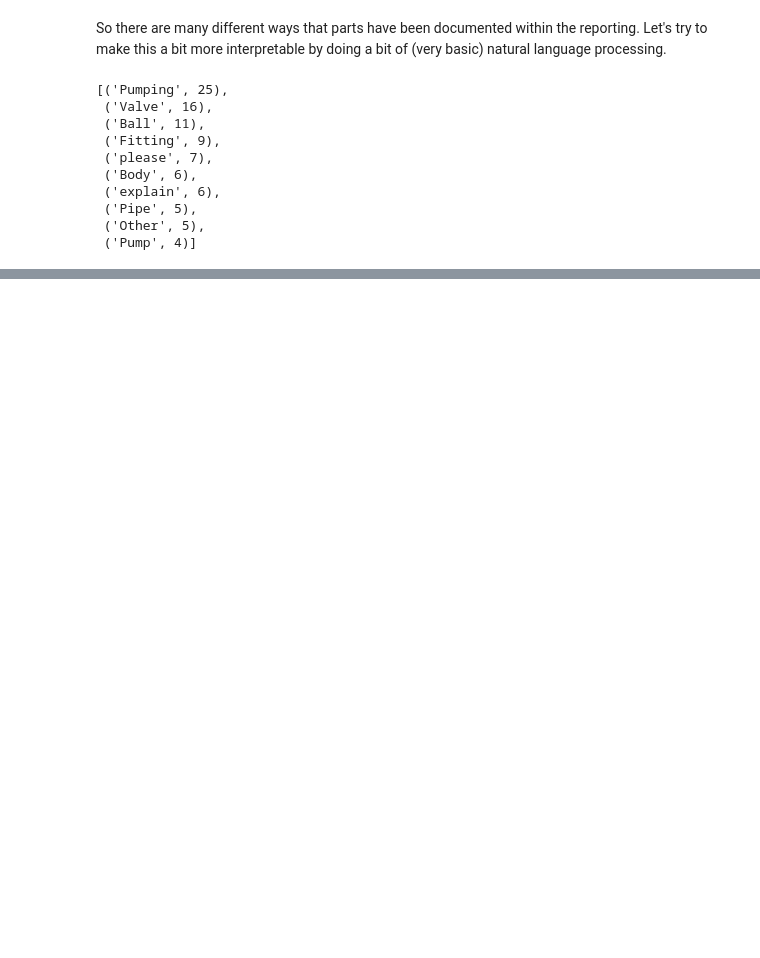
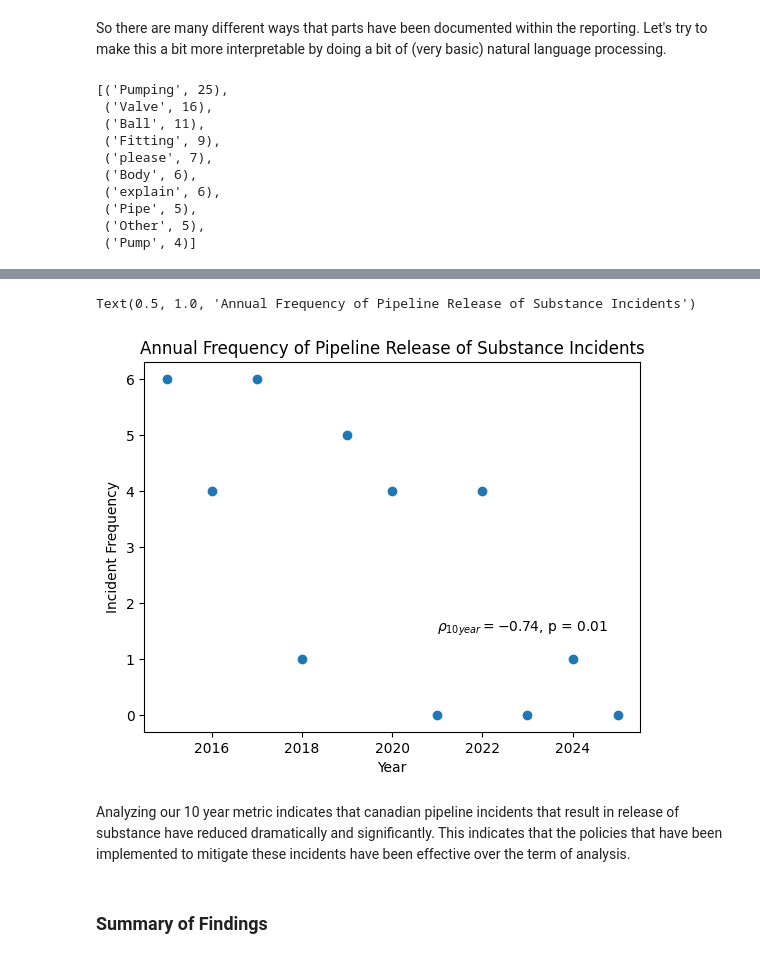
Before and after one commit to jwatchorn/pipeline_analysis, a Jupyter notebook: notebook.ipynb, the cells around one changed output, grey strips where cells are left out. Cells and saved outputs as stored; diff of their text form; code cells hidden in the pictures; blank space fills up the shorter version.

Commit message:
finish analysis for release of substance and start summary

```diff
--- a/notebook.ipynb
+++ b/notebook.ipynb
@@ -59,14 +57,15 @@ Most recent maintenance Type
 Length: 66, dtype: int64
 # %%
 #do some data cleaning in the substances categories, this is not exactly perfect but good for a rough screen
+col = df_raw['Substance carried']
 
-df_raw['Substance carried'] = df_raw['Substance carried'].str.replace(r'.*Crude Oil.*', 'Crude Oil', regex=True)
-df_raw['Substance carried'] = df_raw['Substance carried'].str.replace(r'.*Natural Gas.*', 'Natural Gas', regex=True)
-df_raw['Substance carried'] = df_raw['Substance carried'].str.replace(r'^(?!.*(Crude Oil|Natural Gas)).*$', 'Other', regex=True)
+col = col.str.replace(r'.*Crude Oil.*', 'Crude Oil', regex=True)
+col = col.str.replace(r'.*Natural Gas.*', 'Natural Gas', regex=True)
+col = col.str.replace(r'^(?!.*(Crude Oil|Natural Gas)).*$', 'Other', regex=True)
 
 
 #while there are other ways to interpolate data - for this project we are only going to look at pipelines where we know what they are carrying for sure
-df = df_raw[df_raw['Substance carried'].notnull()].copy()
+df = df_raw[col.notnull()].copy()
 # %%
 #plot distribution of pipeline incidents by type of substance carried
 df['Substance carried'].value_counts().plot(xlabel='Number of Incidents',kind='barh', facecolor=['#fbb4ae','#b3cde3','#ccebc5'], title = 'Pipeline Incidents (2008-2025)')
@@ -387,12 +386,15 @@ The final crude oil pipeline incident type we will explore in this report is the
 # %%
 release_df = crude_oil_df[crude_oil_df['Incident Types']=='Release of Substance'].copy()
 
-release_df['What happened category'] = release_df['What happened category'].str.replace(r'Corrosion and Cracking.*', 'Corrosion and Cracking', regex=True)
-release_df['What happened category'] = release_df['What happened category'].str.replace(r'Equipment Failure.*', 'Equipment Failure', regex=True)
-release_df['What happened category'] = release_df['What happened category'].str.replace(r'External Interference.*', 'External Interference', regex=True)
-release_df['What happened category'] = release_df['What happened category'].str.replace(r'Defect and Deterioration.*', 'Defect and Deterioration', regex=True)
+col1 = release_df['What happened category']
+col2 = release_df['Activity being performed at time of incident']
 
-release_crosstab = pd.crosstab(release_df['What happened category'],release_df['Activity being performed at time of incident'])
+col1 = col1.str.replace(r'Corrosion and Cracking.*', 'Corrosion and Cracking', regex=True)
+col1 = col1.str.replace(r'Equipment Failure.*', 'Equipment Failure', regex=True)
+col1 = col1.str.replace(r'External Interference.*', 'External Interference', regex=True)
+col1 = col1.str.replace(r'Defect and Deterioration.*', 'Defect and Deterioration', regex=True)
+
+release_crosstab = pd.crosstab(col1,col2)
 release_crosstab.plot(kind='barh',xlabel='Incident Frequency', ylabel='Cause')
 # %% [output]
 <Axes: xlabel='Incident Frequency', ylabel='Cause'>
@@ -447,3 +474,23 @@ It appears the most common parts that fail are the (ball) valves, fittings betwe
+# %%
+release_performance = release_df['Year'].value_counts().sort_index()
+
+release_performance_dates, rho, p = compute_year_correlation(release_performance,2015,2025)
+
+plt.scatter(x=release_performance_dates.index, y=release_performance_dates.values)
+
+rho_text = r'$\rho_{10year} = %.2f$' % rho + r', p = %.2f' % p
+
+plt.annotate(rho_text, (release_performance_dates.index[-2]-3,release_performance_dates.values[-2]+0.5))
+plt.xlabel('Year')
+plt.ylabel('Incident Frequency')
+plt.title('Annual Frequency of Pipeline Release of Substance Incidents')
+# %% [output]
+Text(0.5, 1.0, 'Annual Frequency of Pipeline Release of Substance Incidents')
+[figure, added]
+# %% [markdown]
+Analyzing our 10 year metric indicates that canadian pipeline incidents that result in release of substance have reduced dramatically and significantly. This indicates that the policies that have been implemented to mitigate these incidents have been effective over the term of analysis.
+# %% [markdown]
+### Summary of Findings
 # %%
 #instantiate map and get center
 map_center = [df['Latitude'].mean(), df['Longitude'].mean()]
```
Also changed, not shown: parts of 6 cells of this notebook.
